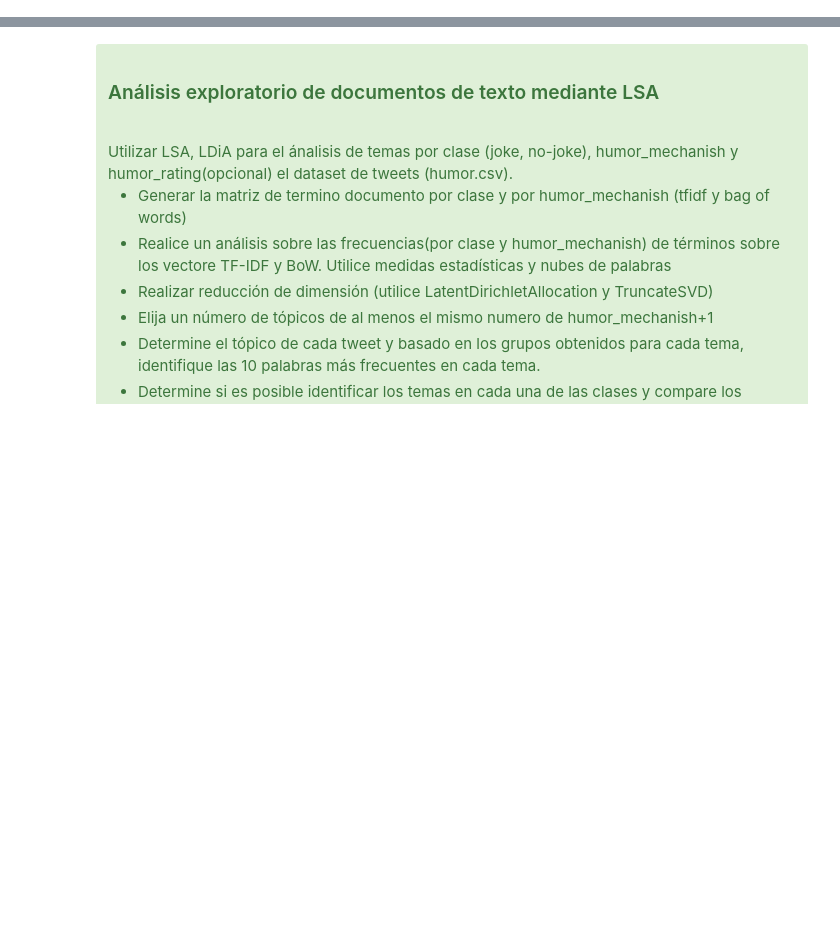
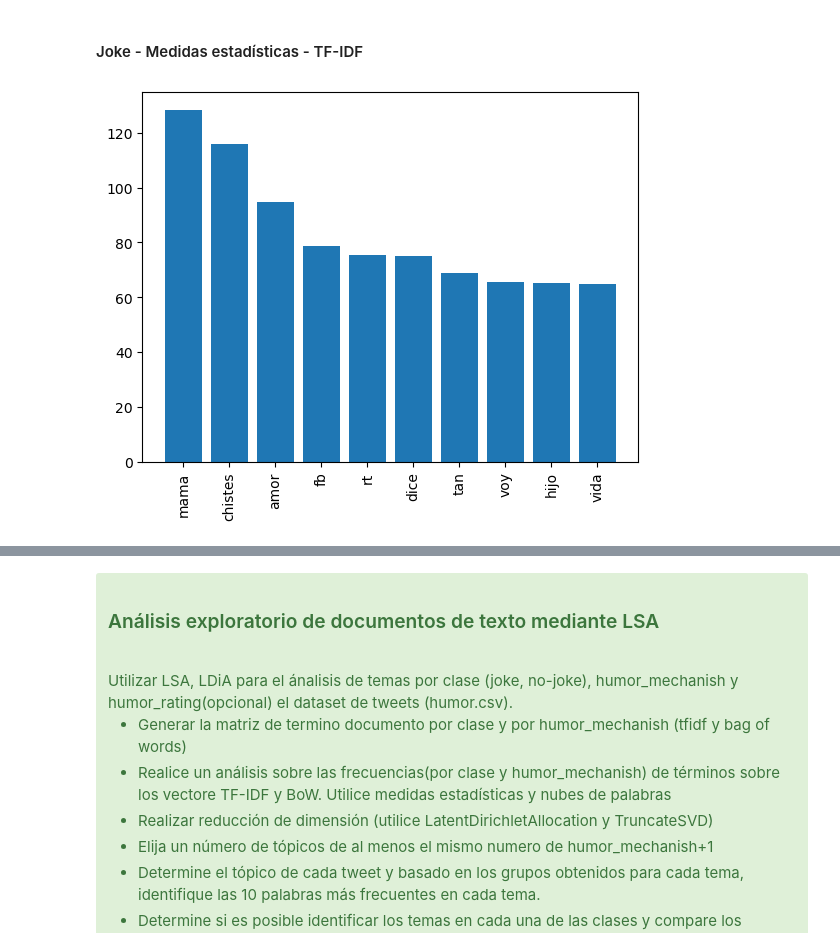
Before and after one commit to trigonocephalus/Master, a Jupyter notebook: INFOTECT/EDA/Análisis exploratorio en colecciones de texto/unidad5/unidad 5 jagc.ipynb, the cells around one changed output, grey strips where cells are left out. Saved outputs shown, nothing was run; the diff lists cells and outputs as text; code cells hidden in the pictures; blank space fills up the shorter version.

```diff
--- a/INFOTECT/EDA/Análisis exploratorio en colecciones de texto/unidad5/unidad 5 jagc.ipynb
+++ b/INFOTECT/EDA/Análisis exploratorio en colecciones de texto/unidad5/unidad 5 jagc.ipynb
@@ -0,0 +47,9 @@
+# %%
+vectorizer = TfidfVectorizer(tokenizer=my_tokenizer).fit(X_joke)
+bag_of_words = vectorizer.transform(X_joke)
+sum_words=bag_of_words.sum(axis=0)
+words_count_joke_tf = dict([(word, sum_words[0, idx]) for word, idx in vectorizer.vocabulary_.items()])
+words_count_joke_tf=Counter(words_count_joke_tf)
+
+# Veamos el top 5
+words_count_joke_tf.most_common(5)
@@ -0,0 +146,10 @@
+# %% [markdown]
+#### Joke - Medidas estadísticas - TF-IDF
+# %%
+top=10
+top_words = [x[0] for x in words_count_joke_tf.most_common(top)]
+plt.bar(range(top),[x[1] for x in words_count_joke_tf.most_common(top)])
+#Las palabras mas fecuentes en el corpus brown
+plt.xticks(ticks=range(len(top_words)),labels=top_words,rotation='vertical');
+# %% [output]
+[figure, added]
```
Also changed, not shown: parts of 59 cells of this notebook, 5 other files.
